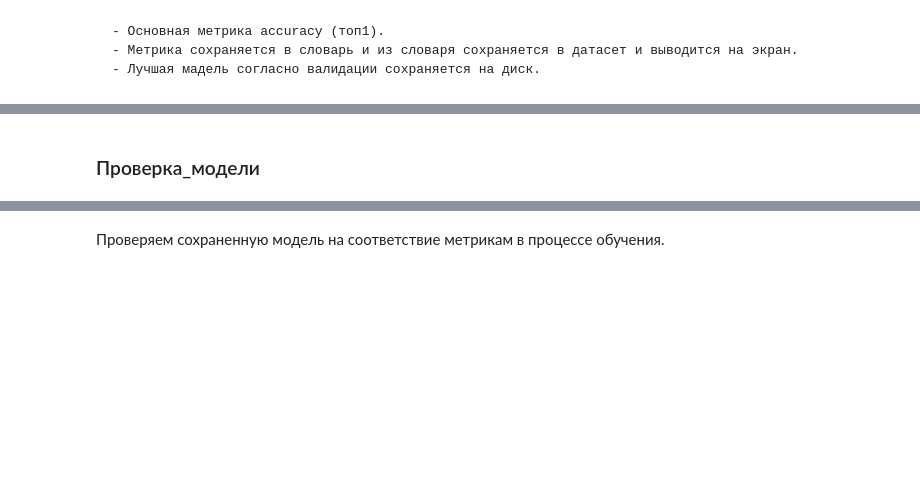
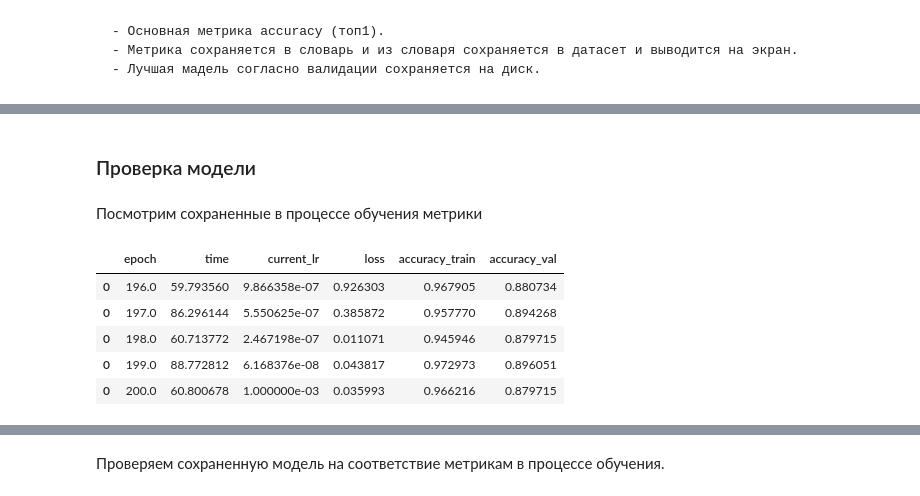
Before and after one commit to bestetc/GPN_trash, a Jupyter notebook: ResNet_constructor.ipynb, the cells around one changed output, grey strips where cells are left out. Drawn from its saved outputs; the diff is of its cells as text; code cells hidden in the pictures; blank space fills up the shorter version.

```diff
--- a/ResNet_constructor.ipynb
+++ b/ResNet_constructor.ipynb
@@ -114,9 +96,7 @@ metrics_dir = './metrics/'
 Задаем название модели, которое будет фигурировать в названии сохраненных файлов метрики и модели<br>
 Название модели является производным от гиперпараметров
 # %%
-if bottleneck == True:
-    model_name = f'ResNet{sum(resnet_layers)*3+2}_{optimizer_type}_lr{learning_rate}_b{batch_size}_{sheduler_type}_sc{num_epoch//sheduler_cycle}'
-elif bottleneck == False:
-    model_name = f'ResNet{sum(resnet_layers)*2+2}_{optimizer_type}_lr{learning_rate}_b{batch_size}_{sheduler_type}_sc{num_epoch//sheduler_cycle}'
+m = 3 if bottleneck else 2
+model_name = f'ResNet{sum(resnet_layers)*m+2}_{optimizer_type}_lr{learning_rate}_b{batch_size}_{sheduler_type}_sc{num_epoch//sheduler_cycle}'
 model_name
 # %% [output]
@@ -379,7 +210,6 @@ class ResNet_like(nn.Module):
                  layers,
                  num_classes,
                  bottleneck,
-
                  ):
 
         super(ResNet_like, self).__init__()
@@ -389,7 +219,7 @@ class ResNet_like(nn.Module):
             nn.MaxPool2d(kernel_size=3, stride=2, padding=1))
 
         self.body = nn.Sequential()
-        if bottleneck == True:
+        if bottleneck:
             for num, layer in enumerate(layers):
                 for block in range(layer):
                     if block == 0  and num < len(layers) - 1:
@@ -398,8 +228,8 @@ class ResNet_like(nn.Module):
                         downsample = -1
                     elif block != 0:
                         downsample = 0
-                    self.body.add_module(name='block_%d_%d'%(num+2,block+1), module=BottleneckBlock(num+2, downsample))
-        elif bottleneck == False:
+                    self.body.add_module(name='block_%d_%d'%(num+2,block+1), module=CNN_blocks.ResNet_Bottleneck_Block(num+2, downsample))
+        elif not bottleneck:
             for num, layer in enumerate(layers):
                 for block in range(layer):
                     if block == 0  and num < len(layers) - 1:
@@ -408,25 +238,19 @@ class ResNet_like(nn.Module):
                         downsample = -1
                     elif block != 0:
                         downsample = 0
-                    self.body.add_module(name='block_%d_%d'%(num+2,block+1), module=NormalBlock(num+2, downsample))
+                    self.body.add_module(name='block_%d_%d'%(num+2,block+1), module=CNN_blocks.ResNet_Normal_Block(num+2, downsample))
 
         self.avgpool = nn.AdaptiveAvgPool2d((1,1))
-        if bottleneck == True:
-            self.linear_input = 32*(2**(len(layers)))*4
-        else:
-            self.linear_input = 32*(2**(len(layers)))
+        m = 4 if bottleneck else 1
+        self.linear_input = 32*(2**(len(layers))) * m
         self.linear = nn.Linear(self.linear_input, num_classes)
 
     def forward(self, x):
 
         x = self.first(x)
         x = self.body(x)
-#         print('Shape input avgpool:', x.shape)
         x = self.avgpool(x)
-#         print('Shape input linear:', x.shape)
         x = x.view(x.size(0), -1)
-#         print('Shape input linear:', x.shape)
         x = self.linear(x)
-#         x = self.final(x)
 
         return x
@@ -459,3 +261,8 @@ elif sheduler_type == 'cos':
+# %%
+model = ResNet_like(layers=resnet_layers, bottleneck=bottleneck, num_classes=num_classes)
+criterion = nn.CrossEntropyLoss()
+optimizer = get_optimizer.get(model, optimizer_type, learning_rate)
+scheduler = get_sheduler.get(optimizer, sheduler_type, cycles=num_epoch//sheduler_cycle)
 # %% [markdown]
 Загружаем модель на видеокарту.
 # %%
@@ -574,2 +355,13 @@ KeyboardInterrupt:
-# %% [markdown]
-### Проверка_модели
+# %% [markdown]
+### Проверка модели
+# %% [markdown]
+Посмотрим сохраненные в процессе обучения метрики
+# %%
+metrics_frame.tail()
+# %% [output]
+|  | epoch | time | current_lr | loss | accuracy_train | accuracy_val |
+| 0 | 196.0 | 59.793560 | 9.866358e-07 | 0.926303 | 0.967905 | 0.880734 |
+| 0 | 197.0 | 86.296144 | 5.550625e-07 | 0.385872 | 0.957770 | 0.894268 |
+| 0 | 198.0 | 60.713772 | 2.467198e-07 | 0.011071 | 0.945946 | 0.879715 |
+| 0 | 199.0 | 88.772812 | 6.168376e-08 | 0.043817 | 0.972973 | 0.896051 |
+| 0 | 200.0 | 60.800678 | 1.000000e-03 | 0.035993 | 0.966216 | 0.879715 |
```
Also changed, not shown: parts of 49 cells of this notebook, 7 other files.
